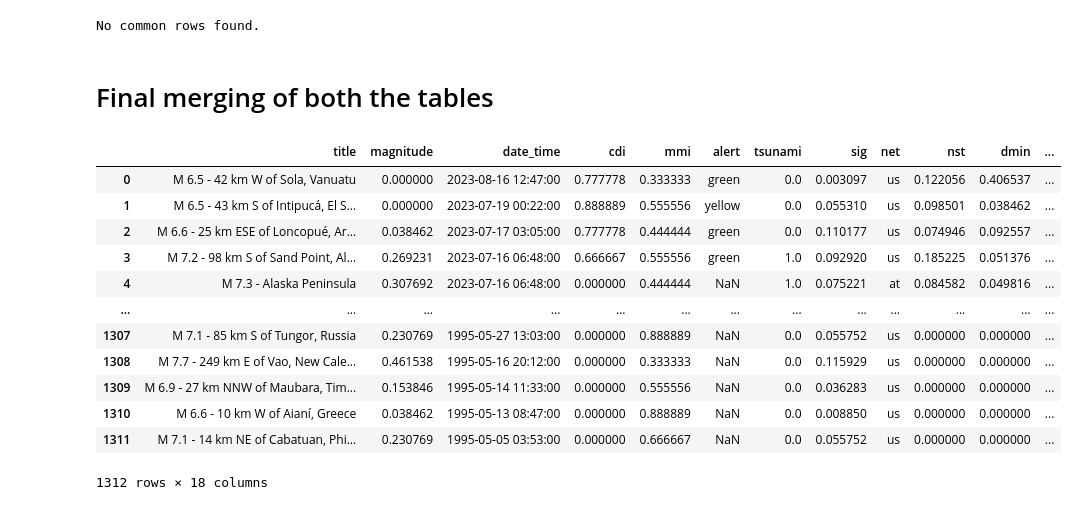
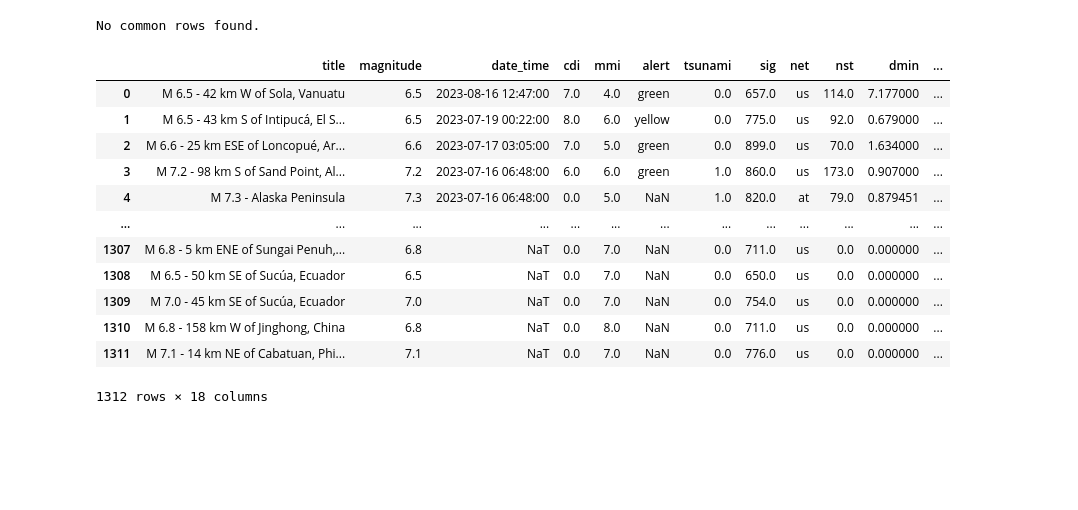
Before and after one commit to shivi13102/Earthquake_analysis, a Jupyter notebook: Cleaning_earthquake_Data.ipynb, the cells around one changed output. Cells and saved outputs as stored; diff of their text form; code cells hidden in the pictures; blank space fills up the shorter version.

Commit message:
Separated normalized and denormalized table

```diff
--- a/Cleaning_earthquake_Data.ipynb
+++ b/Cleaning_earthquake_Data.ipynb
@@ -852,9 +854,9 @@ columns_to_normalize = ['magnitude', 'cdi', 'mmi', 'sig', 'nst', 'dmin', 'gap',
 scaler = MinMaxScaler()
 
 # Apply Min-Max Scaling to the specified columns
-df1[columns_to_normalize] = scaler.fit_transform(df1[columns_to_normalize])
+df5[columns_to_normalize] = scaler.fit_transform(df5[columns_to_normalize])
 
 # Verify the changes
-display(df1)
+display(df5)
 # %% [output]
 |  | title | magnitude | date_time | cdi | mmi | alert | tsunami | sig | net | nst | dmin | ... |
@@ -923,0 +984,3 @@ display(df3)
+# %%
+df4 = pd.read_csv("/content/denormalised_dataset.csv")
+display(df4)
@@ -923,0 +1001,6 @@ display(df3)
+# %%
+# Insert 'alert' column from df2 into df3 after 'mmi'
+mmi_index = df4.columns.get_loc('mmi')  # Get the index of the 'mmi' column
+df4.insert(mmi_index + 1, 'alert', df2['alert'])
+
+display(df4)
@@ -924,18 +1021,15 @@ display(df3)
 # %%
 # Fix date parsing issue
 df1['date_time'] = pd.to_datetime(df1['date_time'], errors='coerce', dayfirst=True)
-df3['date_time'] = pd.to_datetime(df3['date_time'], errors='coerce', dayfirst=True)
+df4['date_time'] = pd.to_datetime(df4['date_time'], errors='coerce', dayfirst=True)
 
 # Convert all int columns in df1 to float
 int_columns = df1.select_dtypes(include=['int64', 'int32']).columns
-
-# Perform the conversion
 df1[int_columns] = df1[int_columns].astype(float)
 
 # Check for common rows
 common_rows = pd.merge(df1, df3, how='inner')
 
-# Print results
 if not common_rows.empty:
     print("Common rows:")
     print(common_rows)
@@ -943,33 +1037,31 @@ else:
     print("No common rows found.")
 # %% [output]
 No common rows found.
-# %% [markdown]
-# Final merging of both the tables
 # %%
 # Merge df1 below df3 (concatenate the tables)
-merged_df = pd.concat([df3, df1], ignore_index=True)
+merged_df2 = pd.concat([df4, df1], ignore_index=True)
 
 # Sort the final table by 'date_time' in descending order
-merged_df = merged_df.sort_values(by='date_time', ascending=False)
+merged_df2 = merged_df2.sort_values(by='date_time', ascending=False)
 
 # Reset the index for a clean DataFrame
-merged_df = merged_df.reset_index(drop=True)
+merged_df2 = merged_df2.reset_index(drop=True)
 
 # Display the final table
-display(merged_df)
+display(merged_df2)
 # %% [output]
 |  | title | magnitude | date_time | cdi | mmi | alert | tsunami | sig | net | nst | dmin | ... |
-| 0 | M 6.5 - 42 km W of Sola, Vanuatu | 0.000000 | 2023-08-16 12:47:00 | 0.777778 | 0.333333 | green | 0.0 | 0.003097 | us | 0.122056 | 0.406537 | ... |
-| 1 | M 6.5 - 43 km S of Intipucá, El S... | 0.000000 | 2023-07-19 00:22:00 | 0.888889 | 0.555556 | yellow | 0.0 | 0.055310 | us | 0.098501 | 0.038462 | ... |
-| 2 | M 6.6 - 25 km ESE of Loncopué, Ar... | 0.038462 | 2023-07-17 03:05:00 | 0.777778 | 0.444444 | green | 0.0 | 0.110177 | us | 0.074946 | 0.092557 | ... |
-| 3 | M 7.2 - 98 km S of Sand Point, Al... | 0.269231 | 2023-07-16 06:48:00 | 0.666667 | 0.555556 | green | 1.0 | 0.092920 | us | 0.185225 | 0.051376 | ... |
-| 4 | M 7.3 - Alaska Peninsula | 0.307692 | 2023-07-16 06:48:00 | 0.000000 | 0.444444 | NaN | 1.0 | 0.075221 | at | 0.084582 | 0.049816 | ... |
+| 0 | M 6.5 - 42 km W of Sola, Vanuatu | 6.5 | 2023-08-16 12:47:00 | 7.0 | 4.0 | green | 0.0 | 657.0 | us | 114.0 | 7.177000 | ... |
+| 1 | M 6.5 - 43 km S of Intipucá, El S... | 6.5 | 2023-07-19 00:22:00 | 8.0 | 6.0 | yellow | 0.0 | 775.0 | us | 92.0 | 0.679000 | ... |
+| 2 | M 6.6 - 25 km ESE of Loncopué, Ar... | 6.6 | 2023-07-17 03:05:00 | 7.0 | 5.0 | green | 0.0 | 899.0 | us | 70.0 | 1.634000 | ... |
+| 3 | M 7.2 - 98 km S of Sand Point, Al... | 7.2 | 2023-07-16 06:48:00 | 6.0 | 6.0 | green | 1.0 | 860.0 | us | 173.0 | 0.907000 | ... |
+| 4 | M 7.3 - Alaska Peninsula | 7.3 | 2023-07-16 06:48:00 | 0.0 | 5.0 | NaN | 1.0 | 820.0 | at | 79.0 | 0.879451 | ... |
 | ... | ... | ... | ... | ... | ... | ... | ... | ... | ... | ... | ... | ... |
-| 1307 | M 7.1 - 85 km S of Tungor, Russia | 0.230769 | 1995-05-27 13:03:00 | 0.000000 | 0.888889 | NaN | 0.0 | 0.055752 | us | 0.000000 | 0.000000 | ... |
-| 1308 | M 7.7 - 249 km E of Vao, New Cale... | 0.461538 | 1995-05-16 20:12:00 | 0.000000 | 0.333333 | NaN | 0.0 | 0.115929 | us | 0.000000 | 0.000000 | ... |
-| 1309 | M 6.9 - 27 km NNW of Maubara, Tim... | 0.153846 | 1995-05-14 11:33:00 | 0.000000 | 0.555556 | NaN | 0.0 | 0.036283 | us | 0.000000 | 0.000000 | ... |
-| 1310 | M 6.6 - 10 km W of Aianí, Greece | 0.038462 | 1995-05-13 08:47:00 | 0.000000 | 0.888889 | NaN | 0.0 | 0.008850 | us | 0.000000 | 0.000000 | ... |
-| 1311 | M 7.1 - 14 km NE of Cabatuan, Phi... | 0.230769 | 1995-05-05 03:53:00 | 0.000000 | 0.666667 | NaN | 0.0 | 0.055752 | us | 0.000000 | 0.000000 | ... |
+| 1307 | M 6.8 - 5 km ENE of Sungai Penuh,... | 6.8 | NaT | 0.0 | 7.0 | NaN | 0.0 | 711.0 | us | 0.0 | 0.000000 | ... |
+| 1308 | M 6.5 - 50 km SE of Sucúa, Ecuador | 6.5 | NaT | 0.0 | 7.0 | NaN | 0.0 | 650.0 | us | 0.0 | 0.000000 | ... |
+| 1309 | M 7.0 - 45 km SE of Sucúa, Ecuador | 7.0 | NaT | 0.0 | 7.0 | NaN | 0.0 | 754.0 | us | 0.0 | 0.000000 | ... |
+| 1310 | M 6.8 - 158 km W of Jinghong, China | 6.8 | NaT | 0.0 | 8.0 | NaN | 0.0 | 711.0 | us | 0.0 | 0.000000 | ... |
+| 1311 | M 7.1 - 14 km NE of Cabatuan, Phi... | 7.1 | NaT | 0.0 | 7.0 | NaN | 0.0 | 776.0 | us | 0.0 | 0.000000 | ... |
 1312 rows × 18 columns
 # %%
 # Save the merged DataFrame to a CSV file
```
Also changed, not shown: parts of 11 cells of this notebook.
